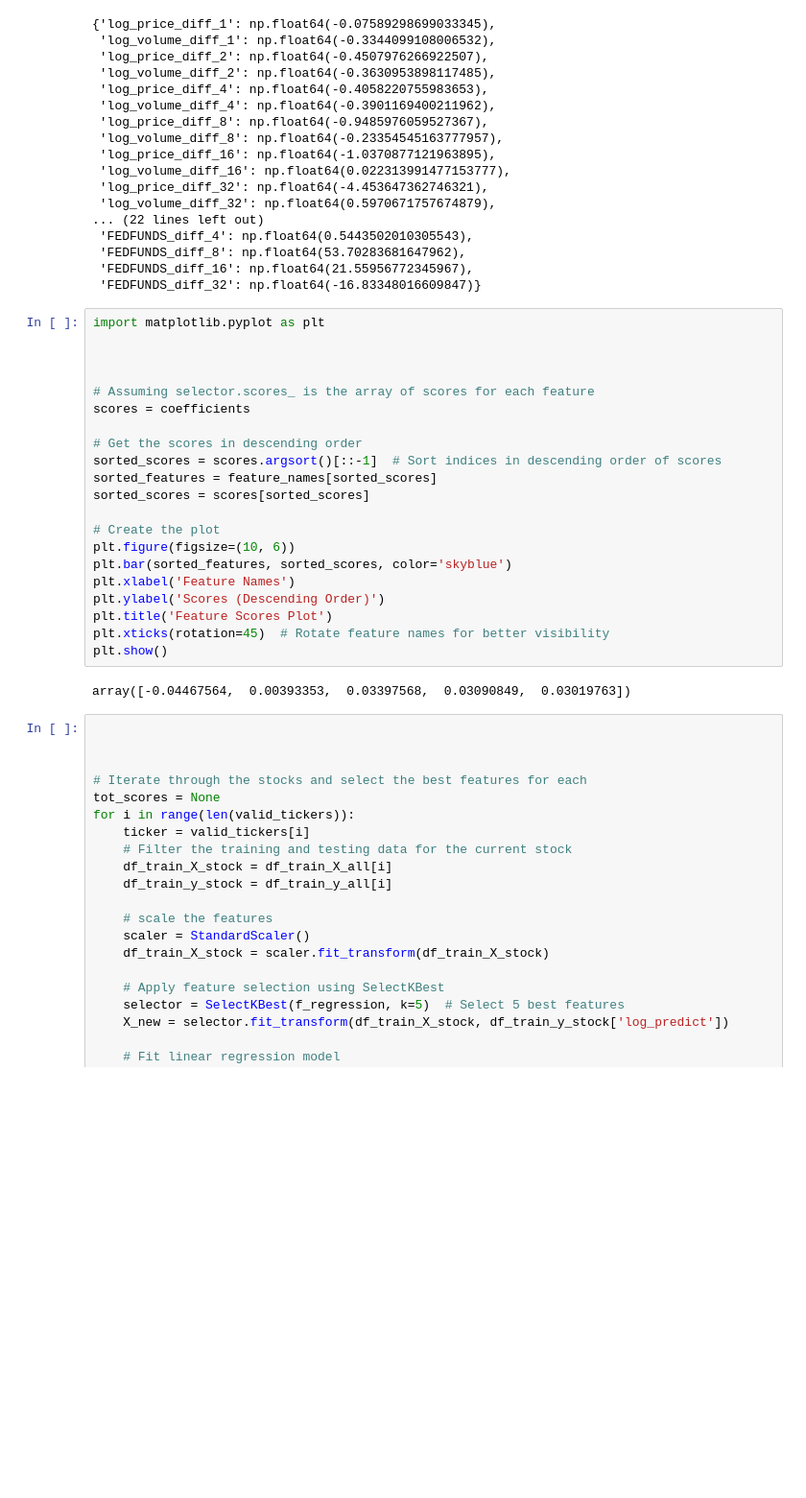
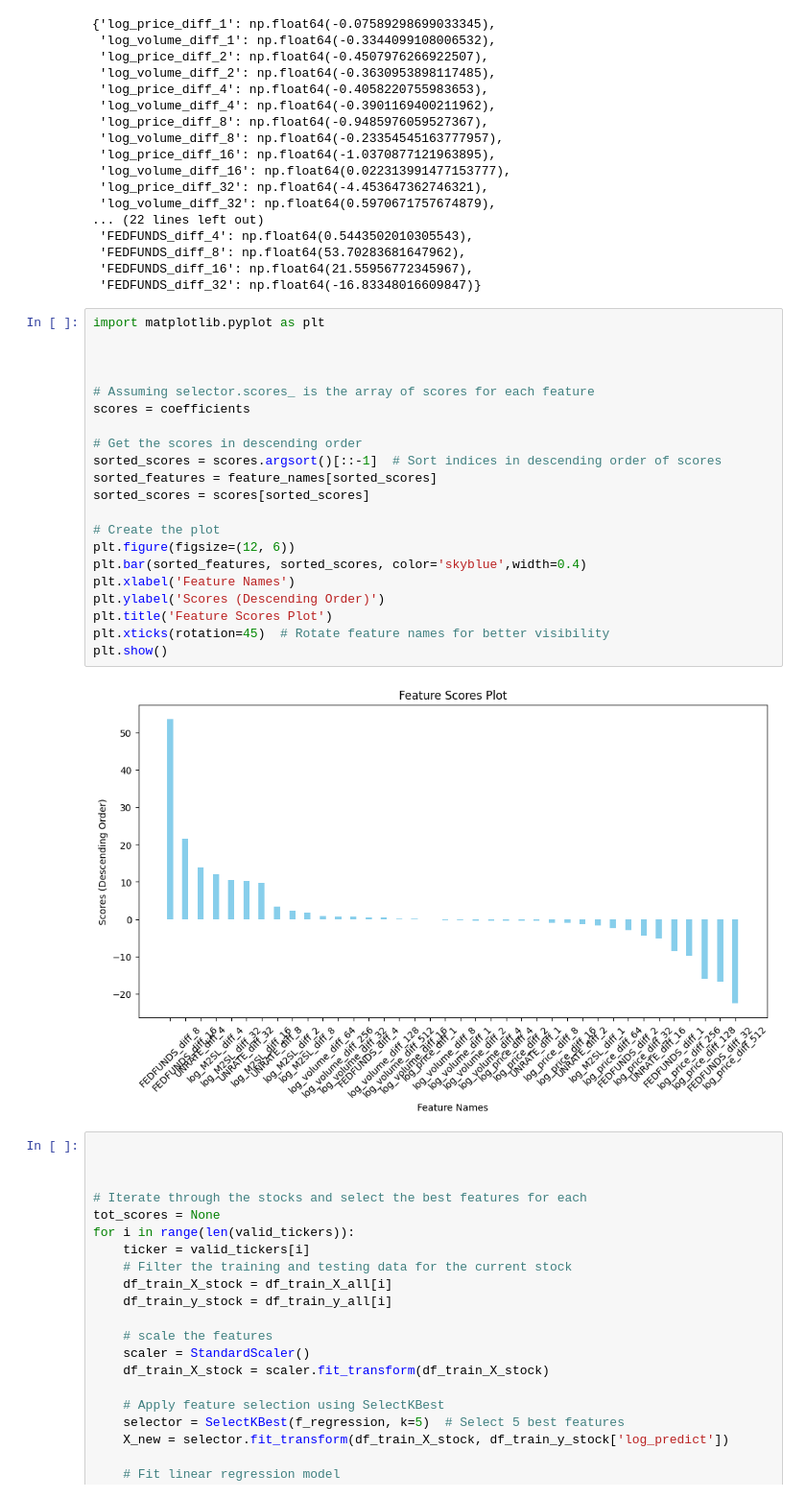
Before and after one commit to magiccpp/portfolio-2, a Jupyter notebook: notebooks/selectKBest.ipynb, the cells around one changed output. Shown at 96% size. Saved outputs shown, nothing was run; the diff lists cells and outputs as text; blank space fills up the shorter version.

```diff
--- a/notebooks/selectKBest.ipynb
+++ b/notebooks/selectKBest.ipynb
@@ -96,26 +96,26 @@ feature_impact
 # %%
 import matplotlib.pyplot as plt
 
 
 
 # Assuming selector.scores_ is the array of scores for each feature
 scores = coefficients
 
 # Get the scores in descending order
 sorted_scores = scores.argsort()[::-1]  # Sort indices in descending order of scores
 sorted_features = feature_names[sorted_scores]
 sorted_scores = scores[sorted_scores]
 
 # Create the plot
-plt.figure(figsize=(10, 6))
-plt.bar(sorted_features, sorted_scores, color='skyblue')
+plt.figure(figsize=(12, 6))
+plt.bar(sorted_features, sorted_scores, color='skyblue',width=0.4)
 plt.xlabel('Feature Names')
 plt.ylabel('Scores (Descending Order)')
 plt.title('Feature Scores Plot')
 plt.xticks(rotation=45)  # Rotate feature names for better visibility
 plt.show()
 # %% [output]
-array([-0.04467564,  0.00393353,  0.03397568,  0.03090849,  0.03019763])
+[figure, added]
 # %%
 
 
```
Also changed, not shown: 8 other files.
